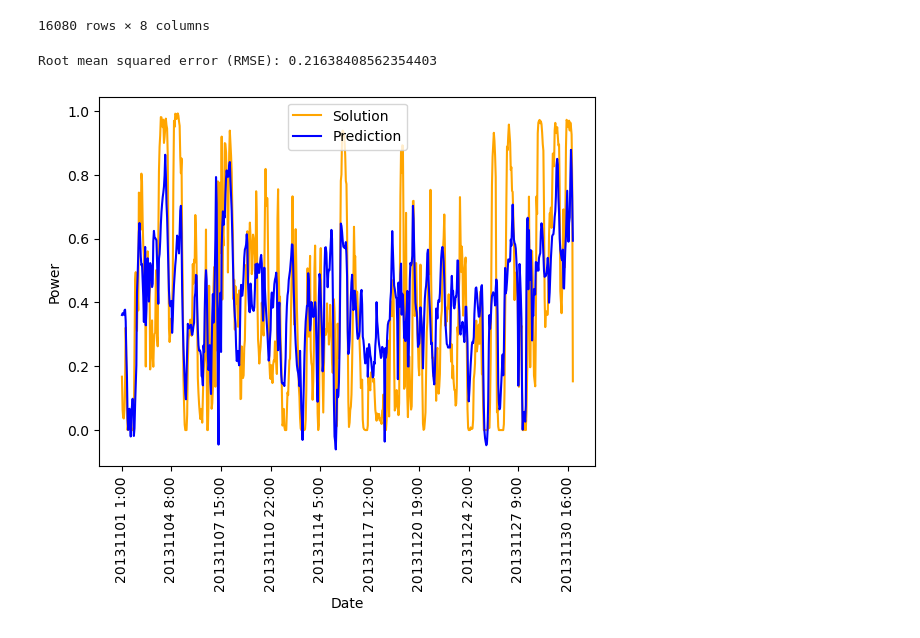
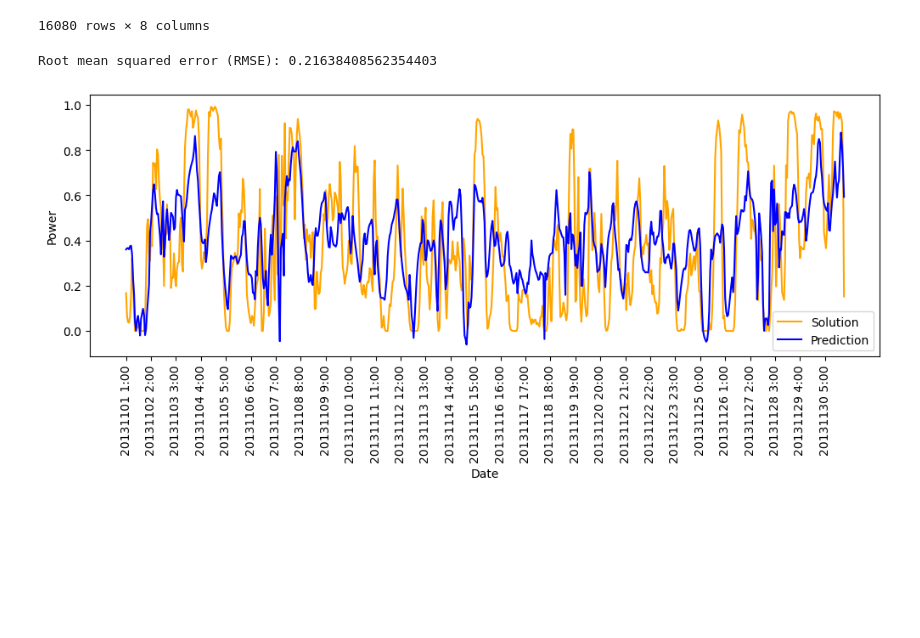
Before and after one commit to danny1401/IN5410-Assignment2, a Jupyter notebook: Task1/task1.ipynb, the cells around one changed output. Cells and saved outputs as stored; diff of their text form; code cells hidden in the pictures; blank space fills up the shorter version.

```diff
--- a/Task1/task1.ipynb
+++ b/Task1/task1.ipynb
@@ -52,27 +52,27 @@ X_test = scaler.transform(X_test)
 # %%
 """ Linear Regression """
 # Train the linear regression model
 LR_model = LinearRegression()
 LR_model.fit(X_train, y_train)
 
 # Prediction
 LR_y_pred = LR_model.predict(X_test)
 
 # Evaluation of the model
 print('Root mean squared error (RMSE):', np.sqrt(mean_squared_error(dfSolution['POWER'], LR_y_pred)))
 
 # Plotting
-plt.figure()
+plt.figure(figsize=(12, 4))
 plt.plot(dfWFI['TIMESTAMP'], dfSolution['POWER'], label='Solution', color='orange')
 plt.plot(dfWFI['TIMESTAMP'], LR_y_pred, label='Prediction', color='b')
 plt.xlabel('Date')
 plt.ylabel('Power')
-plt.xticks(dfWFI['TIMESTAMP'][::79],  rotation='vertical')
+plt.xticks(dfWFI['TIMESTAMP'][::25],  rotation='vertical')
 plt.legend()
 plt.show()
 # %% [output]
 Root mean squared error (RMSE): 0.21638408562354403
-[figure, old version]
+[figure, new version]
 # %%
 """ K-Nearest Neighbors """
 # Train kNN model
```
Also changed, not shown: parts of 7 cells of this notebook, 5 other files.
